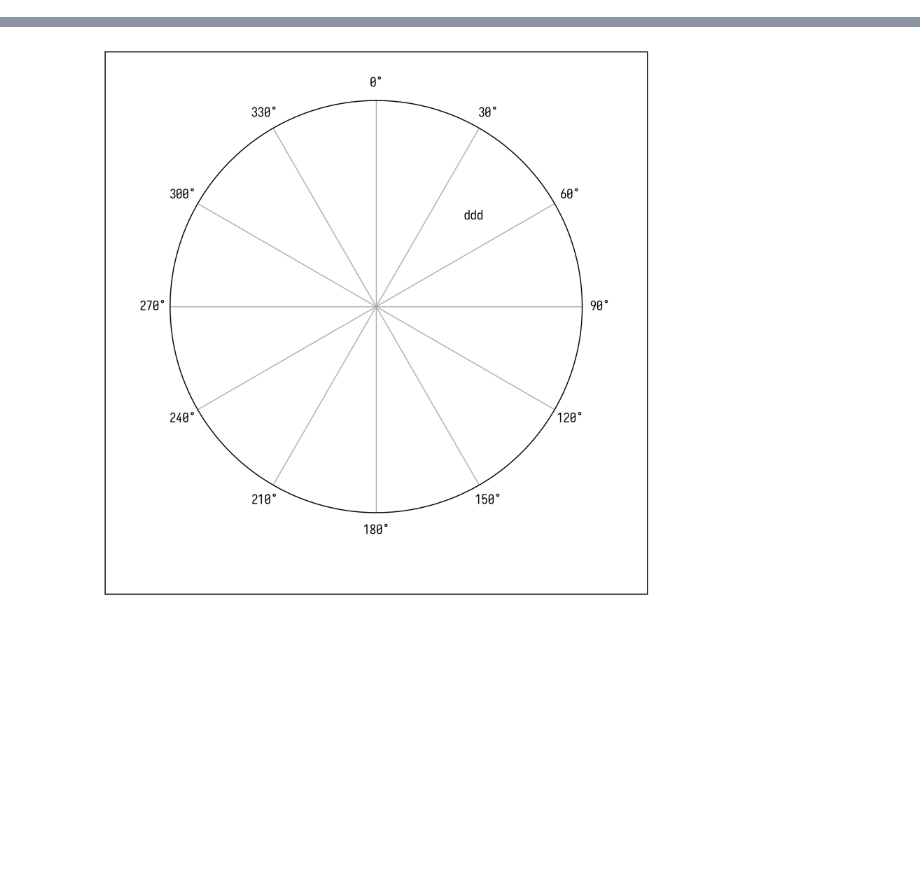
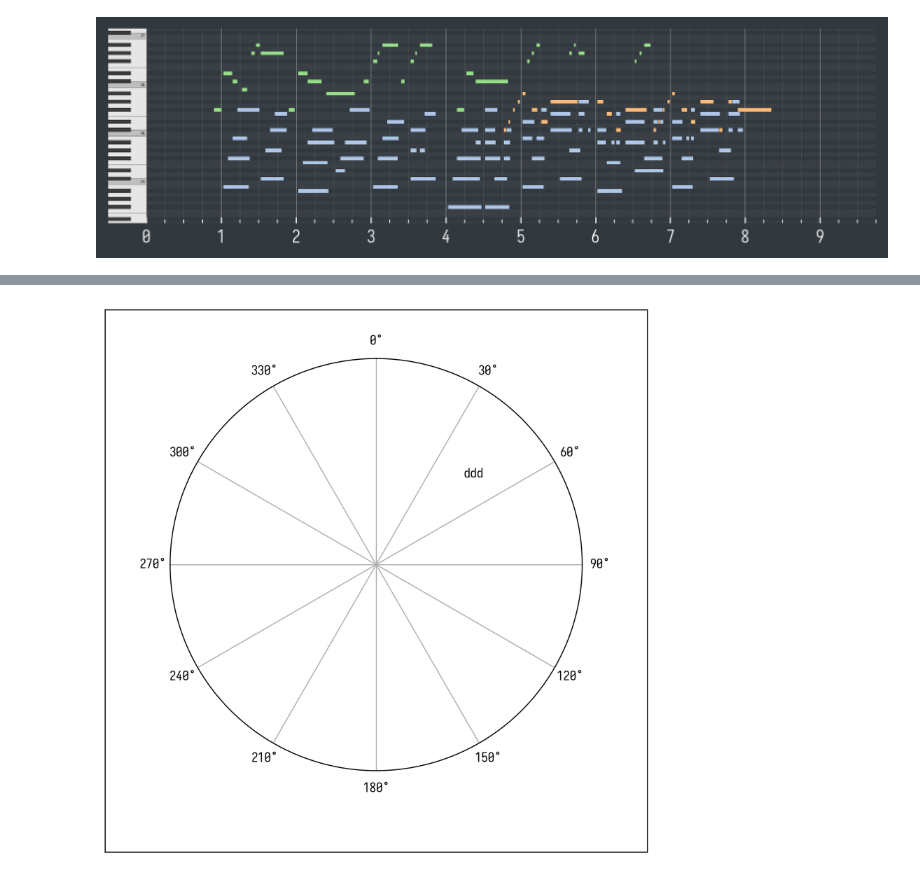
Before and after one commit to GrayFL/MelodyMachine, a Jupyter notebook: main.ipynb, the cells around one changed output, grey strips where cells are left out. Saved outputs shown, nothing was run; the diff lists cells and outputs as text; code cells hidden in the pictures; blank space fills up the shorter version.

```diff
--- a/main.ipynb
+++ b/main.ipynb
@@ -22,0 +186,9 @@ The autoreload extension is already loaded. To reload it, use:
+# %%
+# 导入文件
+
+PATH_POP909 = Path('D:/Storage/Datasets/POP909')
+lst_midi = list(PATH_POP909.glob('**/*.mid'))
+lst_chord = list(PATH_POP909.glob('**/chord_midi*'))
+# %%
+song = mm.Song(lst_midi[0], bpB=4, tpb=480, InitBar=0)
+song.Bar, song.bpM, song.tpb, song.step
@@ -22,0 +217,6 @@ The autoreload extension is already loaded. To reload it, use:
+# %%
+vis = BaseVisualizer(**song.__dict__)
+# %%
+vis.display(song[0:8])
+# %% [output]
+[figure, added]
```
Also changed, not shown: parts of 61 cells of this notebook, 8 other files.
